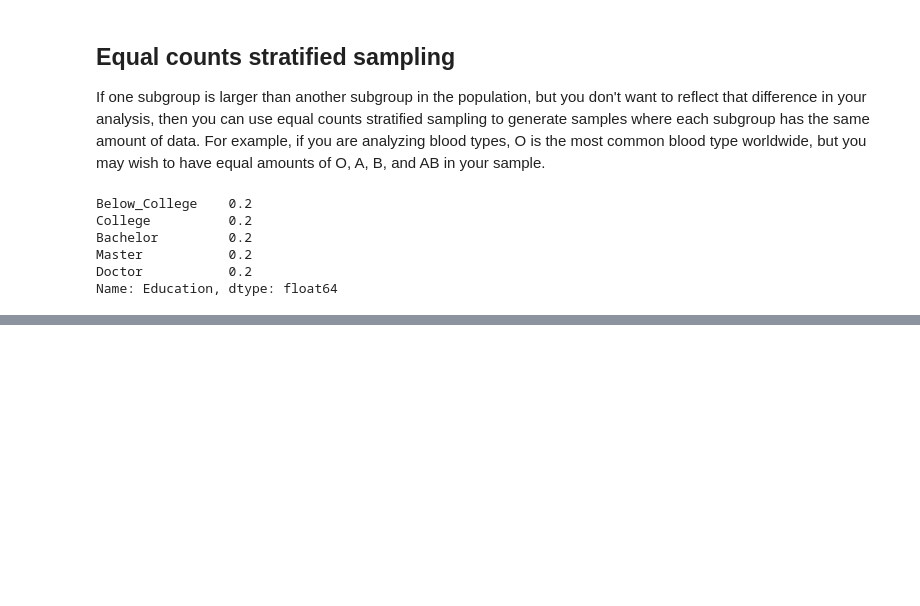
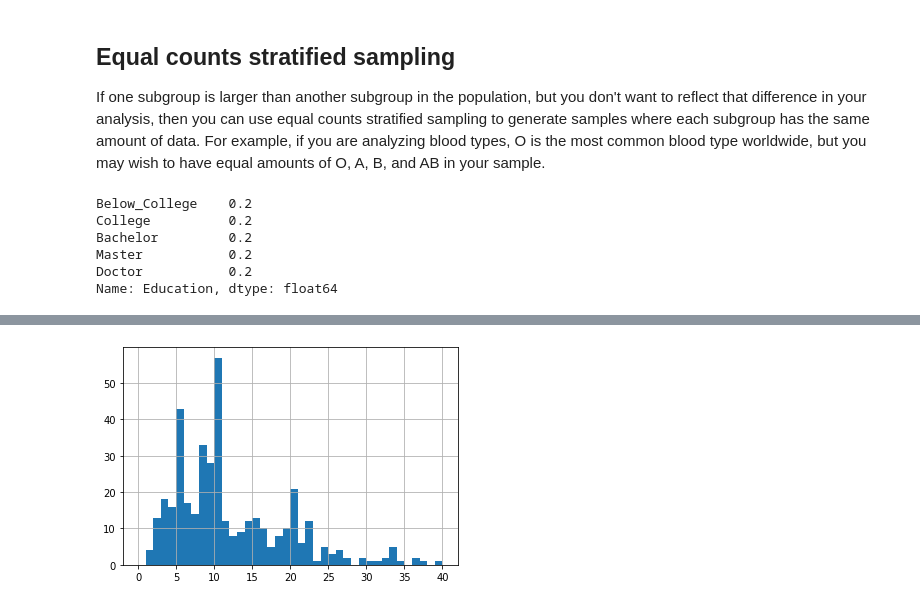
Before and after one commit to Starburned7/data-analytics-projects, a Jupyter notebook: attrition_analysis_sampling.ipynb, the cells around one changed output, grey strips where cells are left out. Drawn from its saved outputs; the diff is of its cells as text; code cells hidden in the pictures; blank space fills up the shorter version.

```diff
--- a/attrition_analysis_sampling.ipynb
+++ b/attrition_analysis_sampling.ipynb
@@ -117,0 +150,5 @@ Name: Education, dtype: float64
+# %%
+# Plot YearsAtCompany from attrition_weight as a histogram
+attrition_weight['YearsAtCompany'].hist(bins=np.arange(0,41,1));
+# %% [output]
+[figure, added]
```
Also changed, not shown: parts of 7 cells of this notebook.
